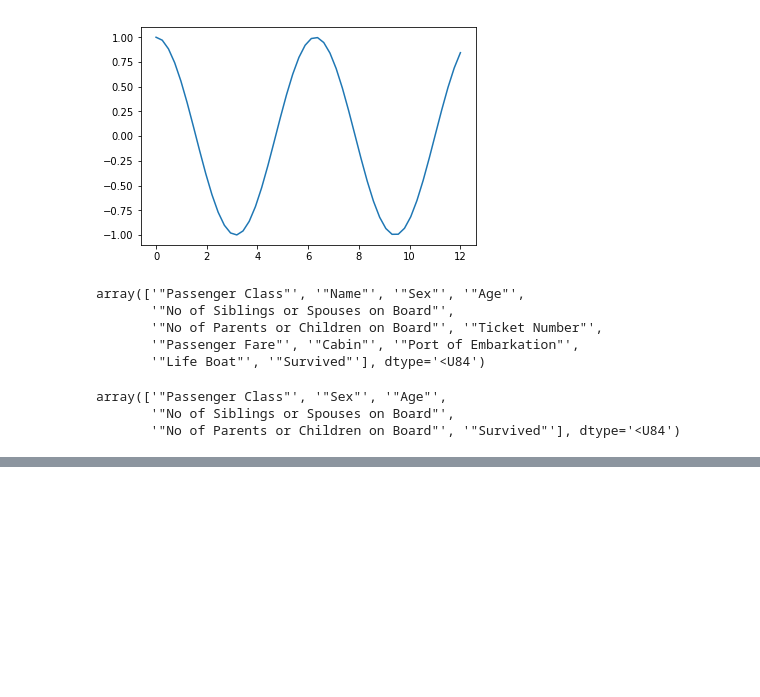
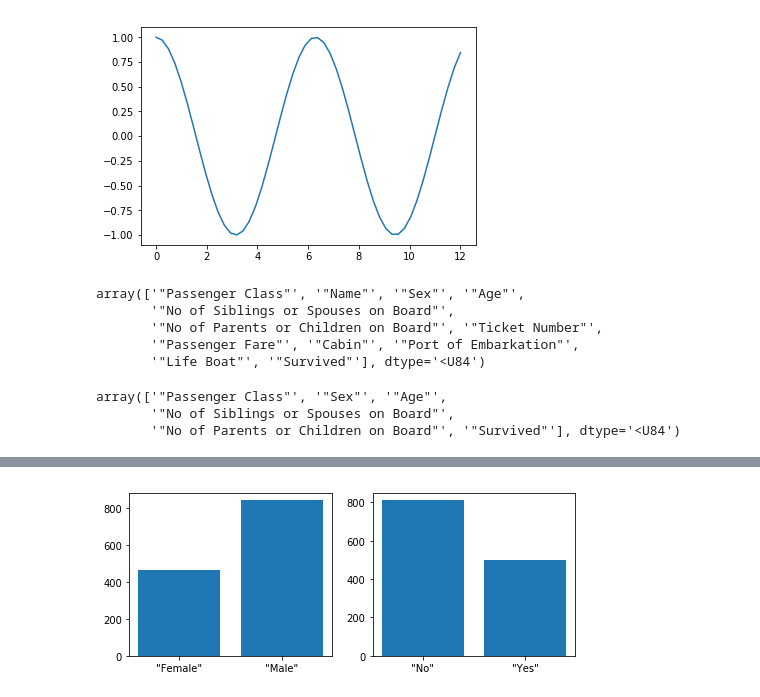
Before and after one commit to Oatchanon/Datawh, a Jupyter notebook: Dw.ipynb, the cells around one changed output, grey strips where cells are left out. Drawn from its saved outputs; the diff is of its cells as text; code cells hidden in the pictures; blank space fills up the shorter version.

```diff
--- a/Dw.ipynb
+++ b/Dw.ipynb
@@ -49,0 +117,7 @@ array(['"Passenger Class"', '"Sex"', '"Age"',
+# %%
+fig, axes = plt.subplots(1,2,figsize=(8,3))
+axes[0].bar(sex,sex_value)
+axes[1].bar(Survived,Survived_value)
+plt.show()
+# %% [output]
+[figure, added]
```
Also changed, not shown: parts of 18 cells of this notebook.
